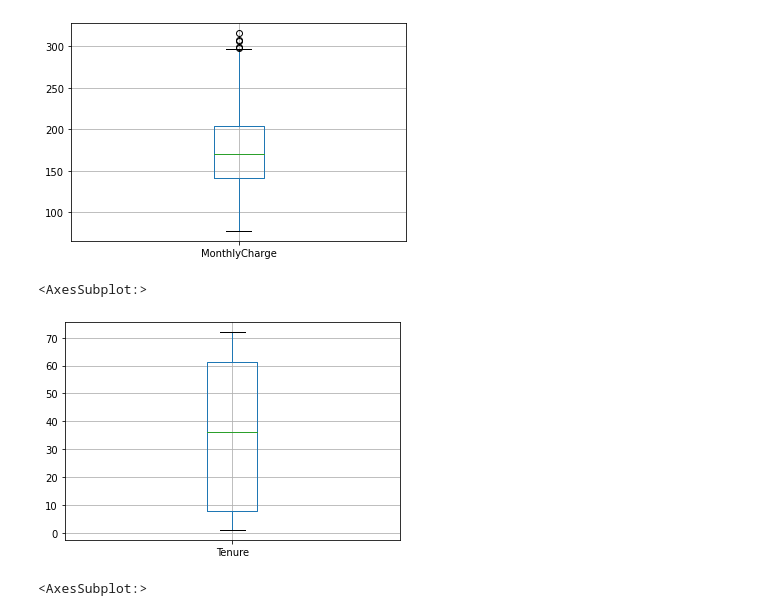
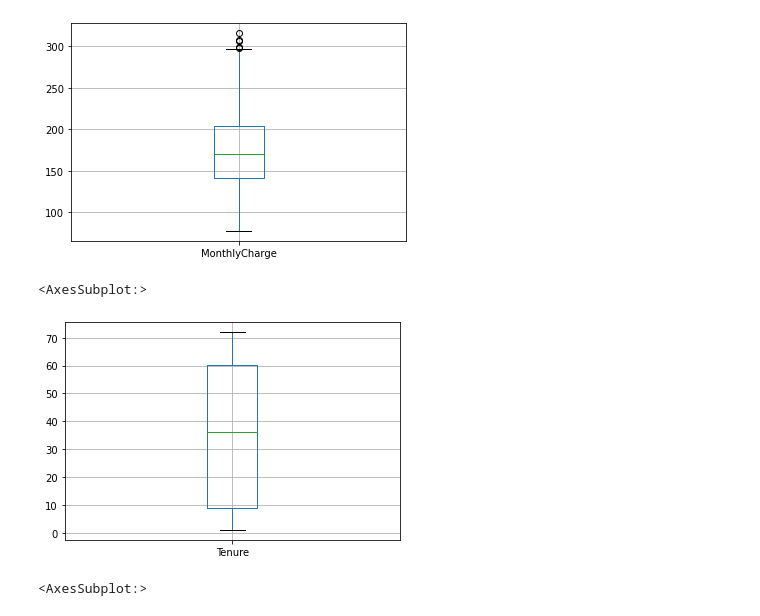
Before and after one commit to mattblasa/Data_Cleaning-D206, a Jupyter notebook: Blasa_Data_Cleaning.ipynb, the cells around one changed output. Drawn from its saved outputs; the diff is of its cells as text; code cells hidden in the pictures.

```diff
--- a/Blasa_Data_Cleaning.ipynb
+++ b/Blasa_Data_Cleaning.ipynb
@@ -390,8 +396,8 @@ clean_df2.boxplot(['MonthlyCharge'])
 <AxesSubplot:>
 [figure]
 # %%
-clean_df2.boxplot(['Tenure'])
+clean_df3.boxplot(['Tenure'])
 # %% [output]
 <AxesSubplot:>
-[figure, old version]
+[figure, new version]
 # %%
```
Also changed, not shown: parts of 19 cells of this notebook, 2 other files.
